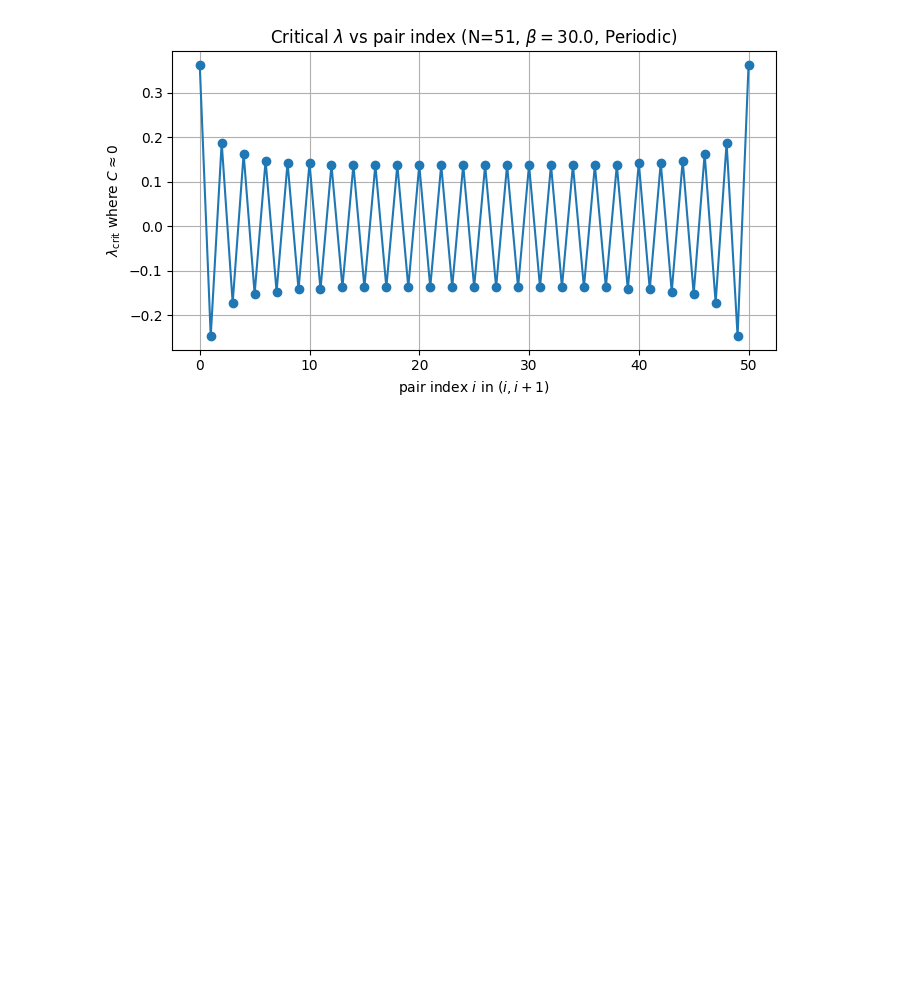
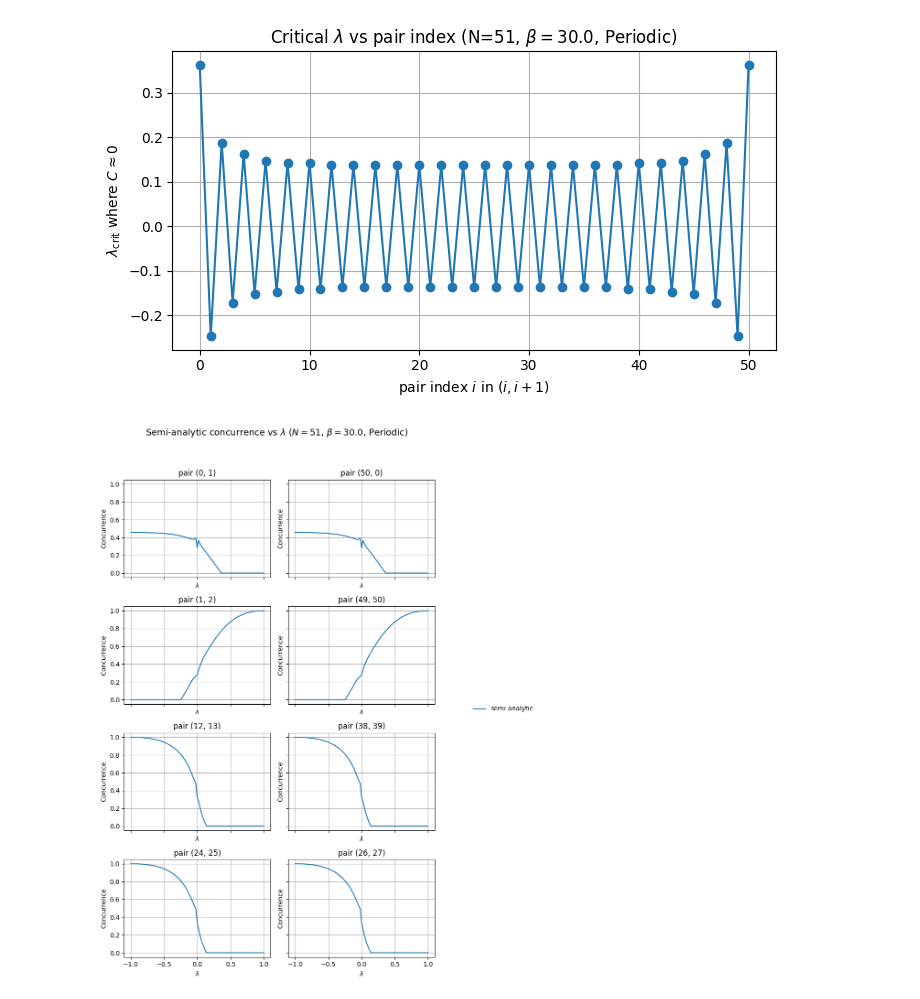
Before and after one commit to zeynepnursahinel/valorization-defect-chain, a Jupyter notebook: notebooks/defect_chain.ipynb, the cells around one changed output. Drawn from its saved outputs; the diff is of its cells as text; code cells hidden in the pictures; blank space fills up the shorter version.

Commit message:
semi analyticl concurrence from near-zero mode

```diff
--- a/notebooks/defect_chain.ipynb
+++ b/notebooks/defect_chain.ipynb
@@ -234,3 +234,25 @@ indices_51, lamcrit_51 = plot_lambda_crit_vs_pairindex(
 )
 # %% [output]
 [figure]
+# %%
+N = 51
+
+selected_pairs = [
+    (0, 1),
+    (50, 0),
+    (1, 2),
+    (49, 50),
+    (12, 13),
+    (38, 39),
+    (24, 25),
+    (26, 27),
+]
+
+plot_semi_analytic_concurrence_vs_lambda(
+    N=N,
+    beta=30.0,
+    lambda_vals=np.linspace(-1, 1, 101),  # hızlı test
+    selected_pairs=selected_pairs
+)
+# %% [output]
+[figure, added]
```
Also changed, not shown: 2 other files.
